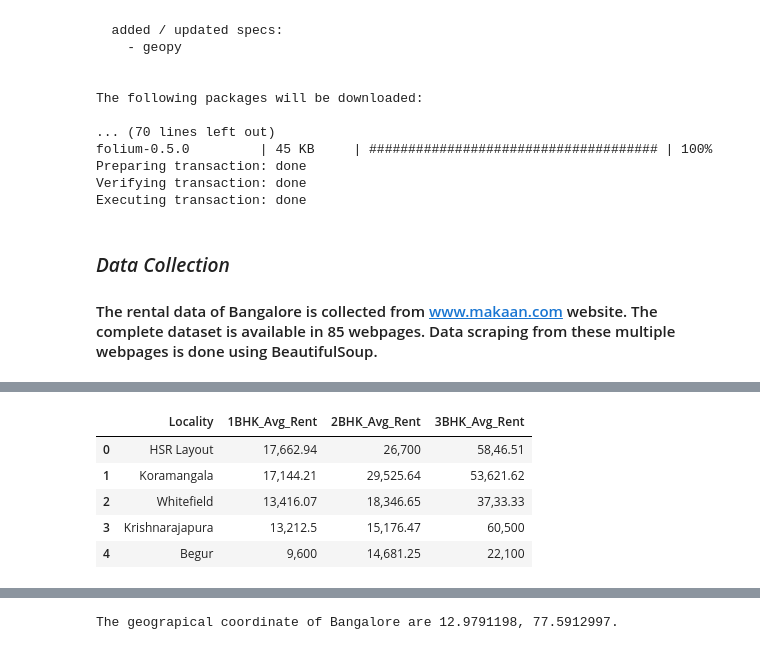
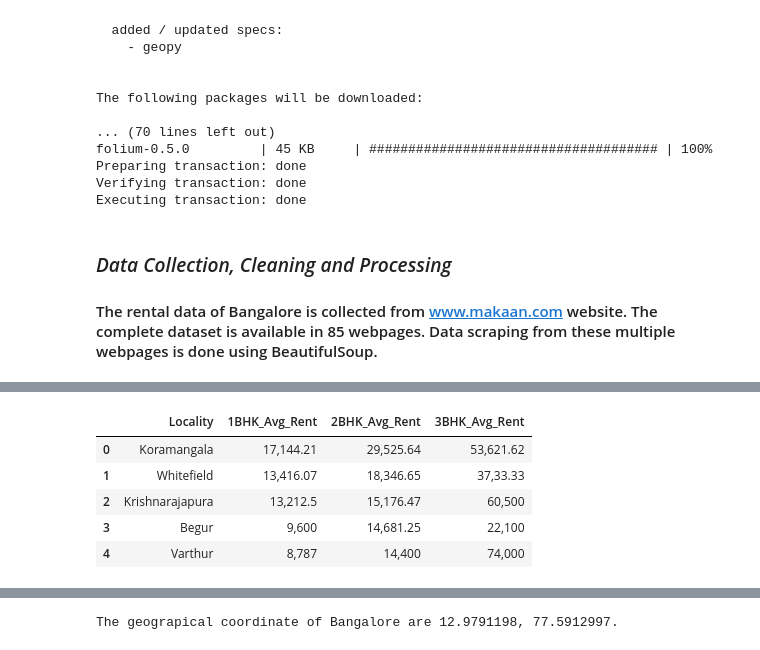
Before and after one commit to satchi7/Coursera_Capstone, a Jupyter notebook: The Battle of Neighborhoods - Code.ipynb, the cells around one changed output, grey strips where cells are left out. Drawn from its saved outputs; the diff is of its cells as text; code cells hidden in the pictures.

```diff
--- a/The Battle of Neighborhoods - Code.ipynb
+++ b/The Battle of Neighborhoods - Code.ipynb
@@ -40,7 +40,7 @@ Preparing transaction: done
 Verifying transaction: done
 Executing transaction: done
 # %% [markdown]
-### *Data Collection*
+### *Data Collection, Cleaning and Processing*
 
 #### The rental data of Bangalore is collected from www.makaan.com website. The complete dataset is available in 85 webpages. Data scraping from these multiple webpages is done using BeautifulSoup.
 # %%
@@ -95,21 +95,30 @@ df_rent.head()
 # %%
 # Drop the rows which do not have the locality or rental rates data (For example: The 1st 3 rows in df_rent dataframe).
 df_rent.drop(df_rent[(df_rent['1BHK_Rent_Range']=='Rental Rates')|(df_rent['1BHK_Rent_Range']=='1 BHk')|(df_rent['1BHK_Rent_Range']=='Avg rent')].index,inplace=True)
 df_rent.reset_index(drop=True,inplace=True)
 
 # Drop the columns which have the rental rate range values. We will use only the average rental rates.
 df_rent.drop(['1BHK_Rent_Range','2BHK_Rent_Range','3BHK_Rent_Range'],axis=1,inplace=True)
 
 # Drop the rows which do not have data in any of the 1BHK, 2BHK or 3BHK columns.
 df_rent.drop(df_rent[(df_rent['1BHK_Avg_Rent']=='-')|(df_rent['2BHK_Avg_Rent']=='-')|(df_rent['3BHK_Avg_Rent']=='-')].index,inplace=True)
 df_rent.reset_index(drop=True,inplace=True)
 
+# Drop rows for duplicate locality name
+df_rent.drop(df_rent[(df_rent['Locality']=='Electronic City Phase II')|(df_rent['Locality']=='Indiranagar')|(df_rent['Locality']=='Indiranagar HAL 2nd Stage')|(df_rent['Locality']=='kengeri satellite town')|(df_rent['Locality']=='Yeshwantpur')].index,inplace=True)
+df_rent.reset_index(drop=True,inplace=True)
+
+# Drop rows where rental data do not appear to be in accordance with other rows.
+df_rent.drop(df_rent[(df_rent['Locality']=='HSR Layout')|(df_rent['Locality']=='Bellandur')|(df_rent['Locality']=='Murugeshpalya')|(df_rent['Locality']=='Thanisandra')|(df_rent['Locality']=='Subramanyapura')|(df_rent['Locality']=='Kadugodi')|(df_rent['Locality']=='Kasturi Nagar')|(df_rent['Locality']=='J. P. Nagar')|(df_rent['Locality']=='Yemalur')|(df_rent['Locality']=='Doddanekundi')|(df_rent['Locality']=='NRI Layout')].index,inplace=True)
+df_rent.reset_index(drop=True,inplace=True)
+
+
 df_rent.head()
 # %% [output]
 |  | Locality | 1BHK_Avg_Rent | 2BHK_Avg_Rent | 3BHK_Avg_Rent |
-| 0 | HSR Layout | 17,662.94 | 26,700 | 58,46.51 |
-| 1 | Koramangala | 17,144.21 | 29,525.64 | 53,621.62 |
-| 2 | Whitefield | 13,416.07 | 18,346.65 | 37,33.33 |
-| 3 | Krishnarajapura | 13,212.5 | 15,176.47 | 60,500 |
-| 4 | Begur | 9,600 | 14,681.25 | 22,100 |
+| 0 | Koramangala | 17,144.21 | 29,525.64 | 53,621.62 |
+| 1 | Whitefield | 13,416.07 | 18,346.65 | 37,33.33 |
+| 2 | Krishnarajapura | 13,212.5 | 15,176.47 | 60,500 |
+| 3 | Begur | 9,600 | 14,681.25 | 22,100 |
+| 4 | Varthur | 8,787 | 14,400 | 74,000 |
 # %%
```
Also changed, not shown: parts of 41 cells of this notebook.
